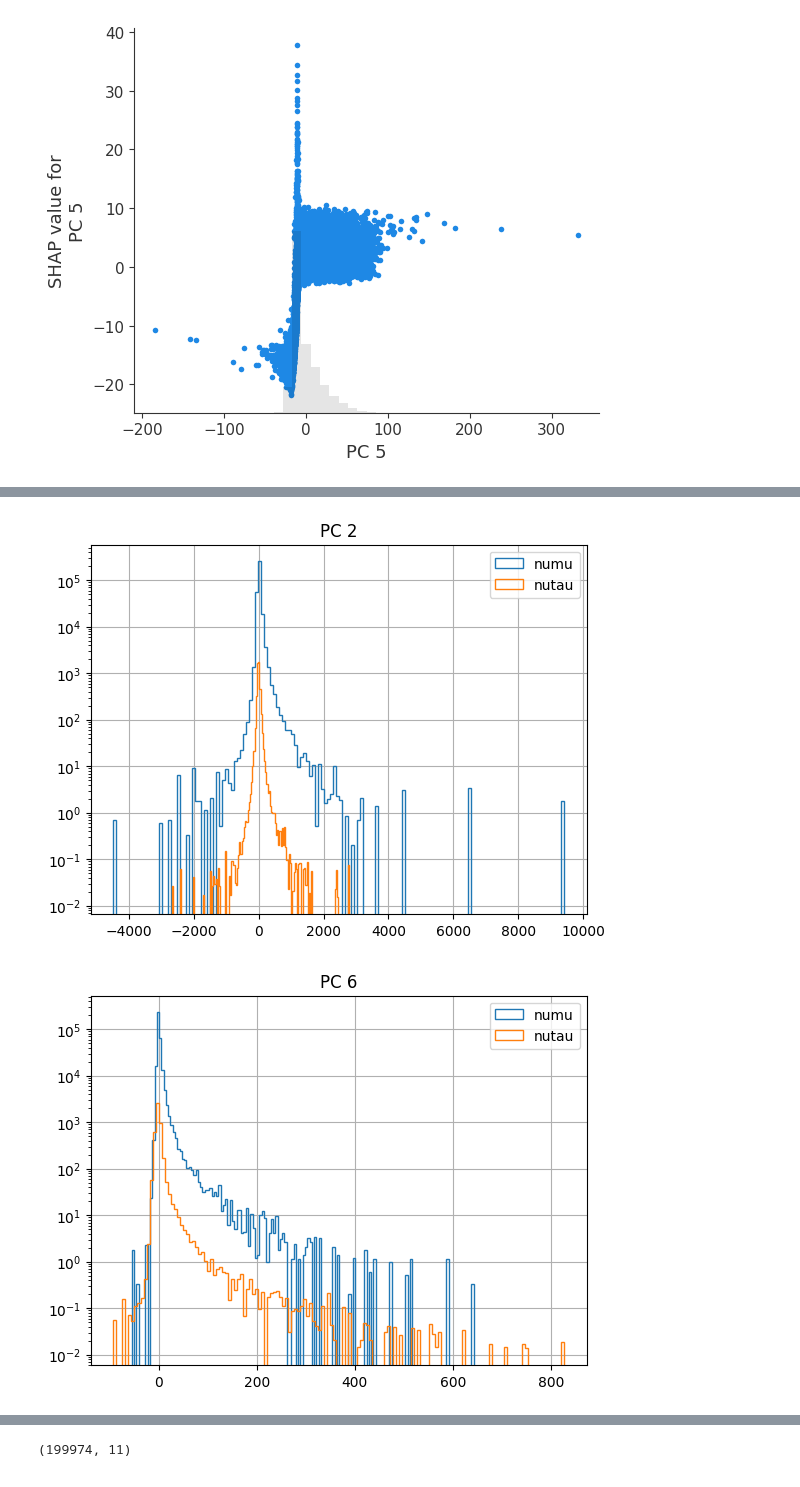
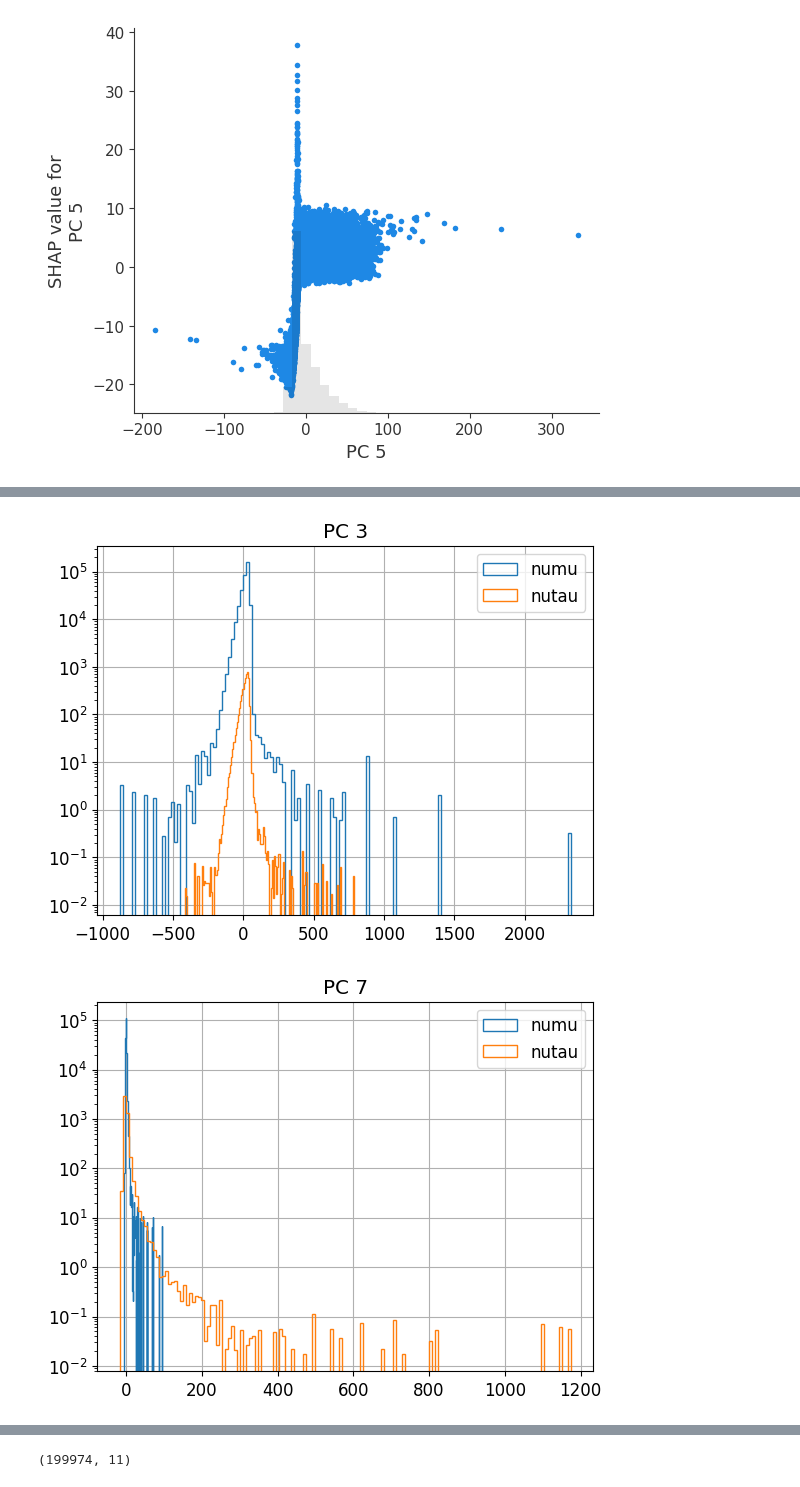
Before and after one commit to eduard322/neutrino_ana, a Jupyter notebook: ship_nu_ana_0.ipynb, the cells around one changed output, grey strips where cells are left out. Drawn from its saved outputs; the diff is of its cells as text; code cells hidden in the pictures.

```diff
--- a/ship_nu_ana_0.ipynb
+++ b/ship_nu_ana_0.ipynb
@@ -405,5 +459,7 @@ plt.savefig('corr_matrix_0.pdf', format='pdf')
 # %%
 # Call the function
-hist_2d_correlations_fracs_w_fr(df_muon)
+plt.rcParams.update({'font.size': 20})
+list_of_interest = ['E_mu', 'E_hadr/Pt_miss', 'E_mu/E_hadr']
+hist_2d_correlations_fracs_w_fr(df_muon, list_of_interest)
 # %% [output]
 ['E_mu', 'E_hadr/Pt_miss', 'E_mu/E_hadr']
@@ -599,7 +862,7 @@ Test set score: 0.9616
 # %%
 import matplotlib.pyplot as plt
 from sklearn.metrics import confusion_matrix, ConfusionMatrixDisplay
-
+plt.rcParams.update({'font.size': 12})
 # Assuming y_test and y_pred are your target and predicted labels, and weights_test are your sample weights
 cm = confusion_matrix(y_test, y_pred, sample_weight=weights_test)
 
@@ -622,0 +887,32 @@ plt.show()
+# %%
+import numpy as np
+import matplotlib.pyplot as plt
+
+# Generate some random data
+np.random.seed(0)
+x = np.random.randn(10000)
+y = np.random.randn(10000)
+
+# Create a 2D histogram
+fig, ax = plt.subplots(figsize = (8,8))
+hist, xedges, yedges, im = ax.hist2d(x, y, bins=2, cmap='viridis')
+
+# Add annotation to the plot
+for i in range(len(xedges)-1):
+    for j in range(len(yedges)-1):
+        ax.text(xedges[i] + 0.5*(xedges[i+1]-xedges[i]), yedges[j] + 0.5*(yedges[j+1]-yedges[j]),
+                f'{hist[i,j]:.0f}', color='white', ha='center', va='center')
+
+# Add a logarithmic colorbar scale
+cbar = plt.colorbar(im, ax=ax)
+cbar.set_label('Frequency (log scale)')
+cbar.set_ticks([10, 100, 1000, 10000, 100000])
+cbar.set_ticklabels(['10', '100', '1000', '100000'])
+
+# Set labels and title
+plt.xlabel('X')
+plt.ylabel('Y')
+plt.title('2D Histogram with Annotation and Log Colorbar Scale')
+
+# Show the plot
+plt.show()
@@ -939,5 +1237,5 @@ X_df
 # %%
-for i in [5,2,6]:
+for i in [5,3,7]:
     feat = f"PC {i}"
     X_df_mu = X_df.loc[X_df["label"] == "numu"]
     X_df_tau = X_df.loc[X_df["label"] == "nutau"]
@@ -958,5 +1256,5 @@ for i in [5,2,6]:
-[figure, old version]
+[figure, new version]
-[figure, old version]
+[figure, new version]
 # %%
 %matplotlib widget
 import matplotlib.pyplot as plt
```
Also changed, not shown: parts of 51 cells of this notebook.
